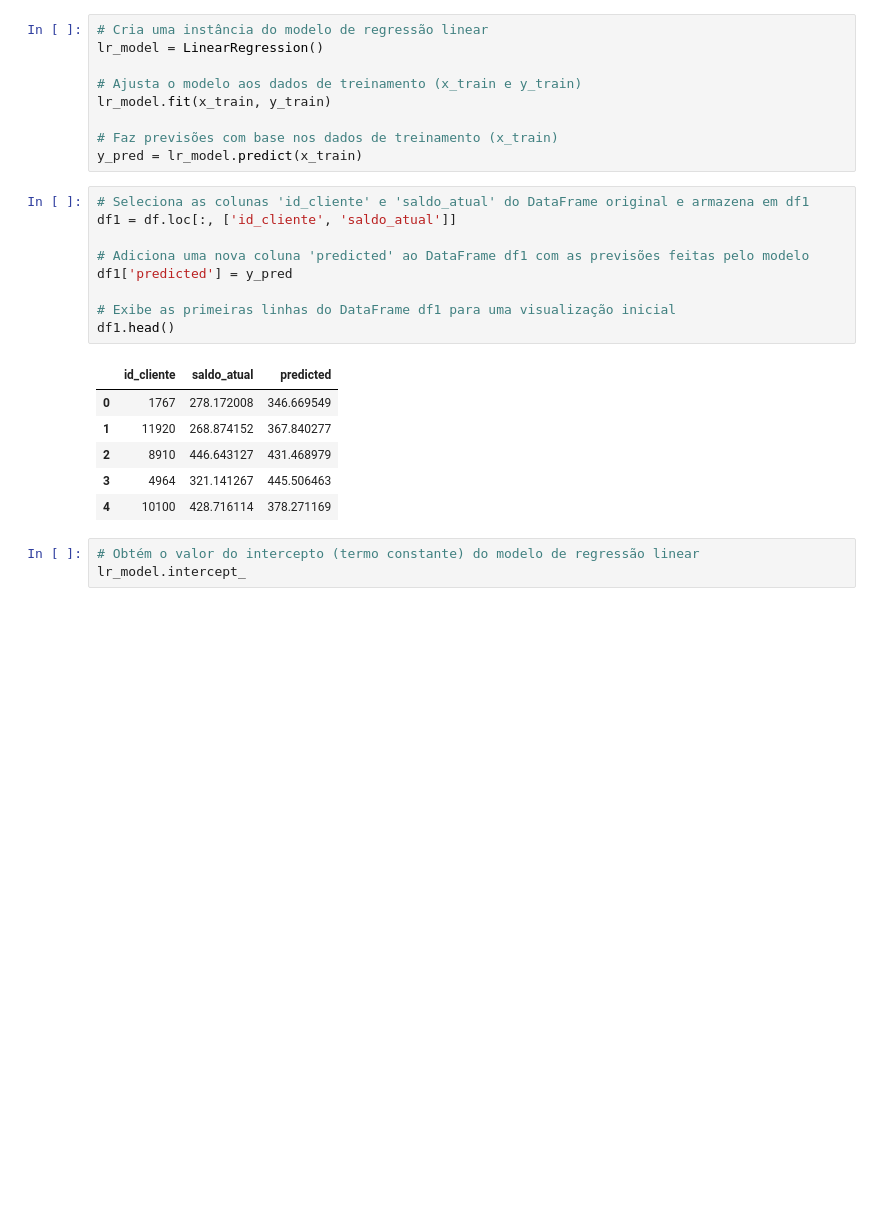
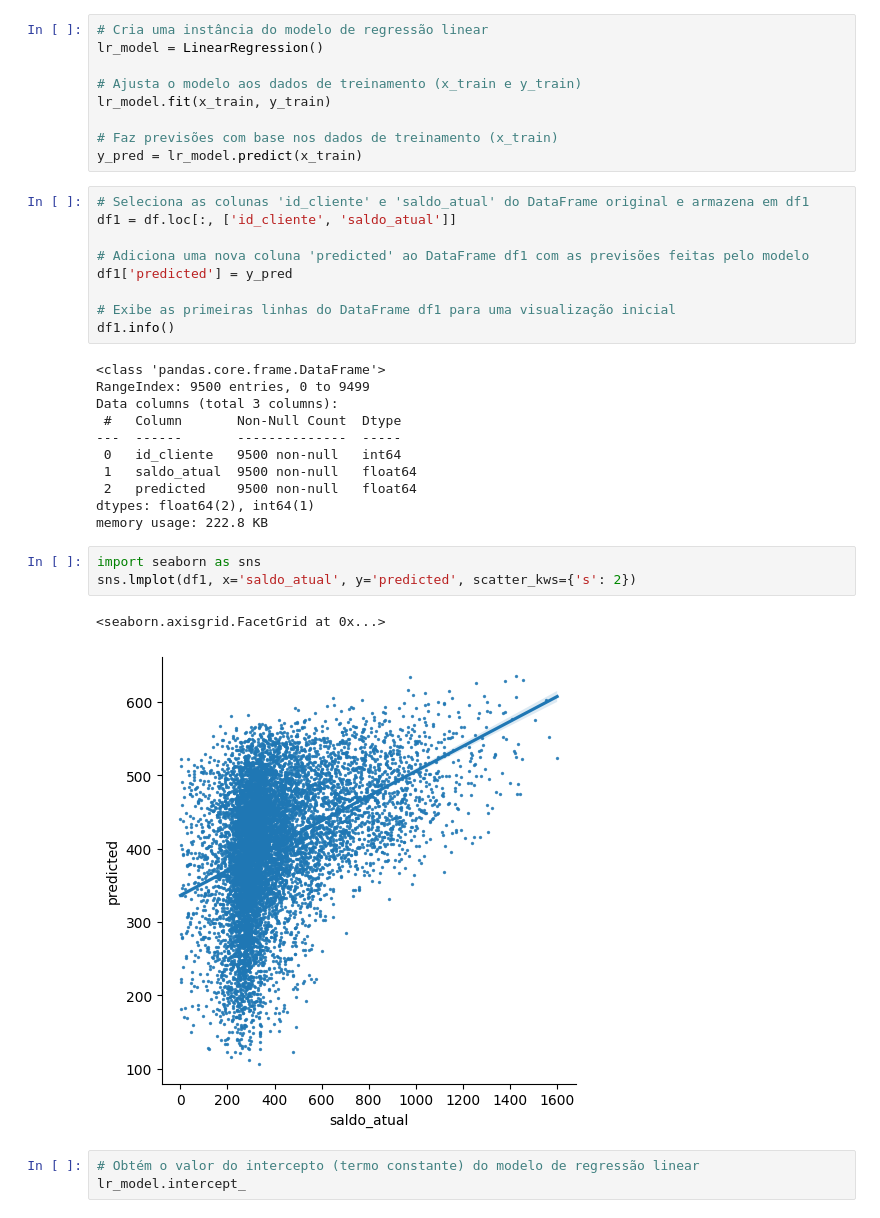
Before and after one commit to DS-Johnny/Fundamentos_Machine_Learning, a Jupyter notebook: Algoritmos/aprendizado_supervisionado_regressao/linear_regression_aulapratica.ipynb, the cells around one changed output. Drawn from its saved outputs; the diff is of its cells as text; blank space fills up the shorter version.

```diff
--- a/Algoritmos/aprendizado_supervisionado_regressao/linear_regression_aulapratica.ipynb
+++ b/Algoritmos/aprendizado_supervisionado_regressao/linear_regression_aulapratica.ipynb
@@ -115,14 +115,24 @@ df1 = df.loc[:, ['id_cliente', 'saldo_atual']]
 df1['predicted'] = y_pred
 
 # Exibe as primeiras linhas do DataFrame df1 para uma visualização inicial
-df1.head()
+df1.info()
 # %% [output]
-|  | id_cliente | saldo_atual | predicted |
-| 0 | 1767 | 278.172008 | 346.669549 |
-| 1 | 11920 | 268.874152 | 367.840277 |
-| 2 | 8910 | 446.643127 | 431.468979 |
-| 3 | 4964 | 321.141267 | 445.506463 |
-| 4 | 10100 | 428.716114 | 378.271169 |
+<class 'pandas.core.frame.DataFrame'>
+RangeIndex: 9500 entries, 0 to 9499
+Data columns (total 3 columns):
+ #   Column       Non-Null Count  Dtype
+---  ------       --------------  -----
+ 0   id_cliente   9500 non-null   int64
+ 1   saldo_atual  9500 non-null   float64
+ 2   predicted    9500 non-null   float64
+dtypes: float64(2), int64(1)
+memory usage: 222.8 KB
+# %%
+import seaborn as sns
+sns.lmplot(df1, x='saldo_atual', y='predicted', scatter_kws={'s': 2})
+# %% [output]
+<seaborn.axisgrid.FacetGrid at 0x...>
+[figure, added]
 # %%
 # Obtém o valor do intercepto (termo constante) do modelo de regressão linear
 lr_model.intercept_
```
Also changed, not shown: 1 other file.
